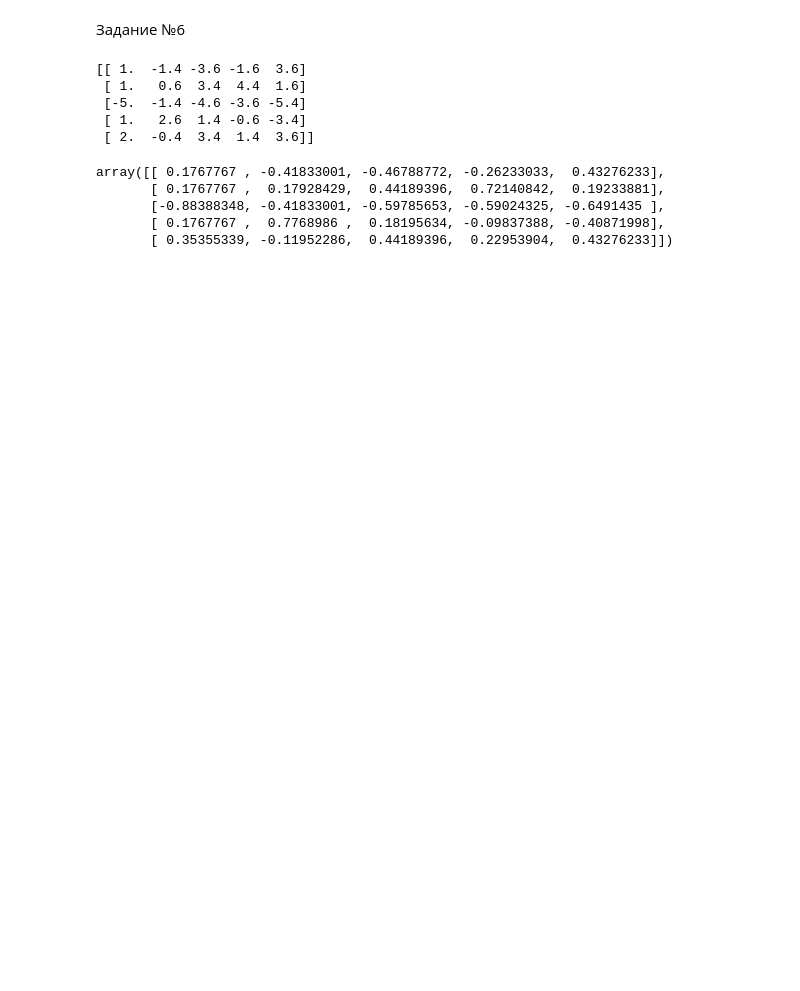
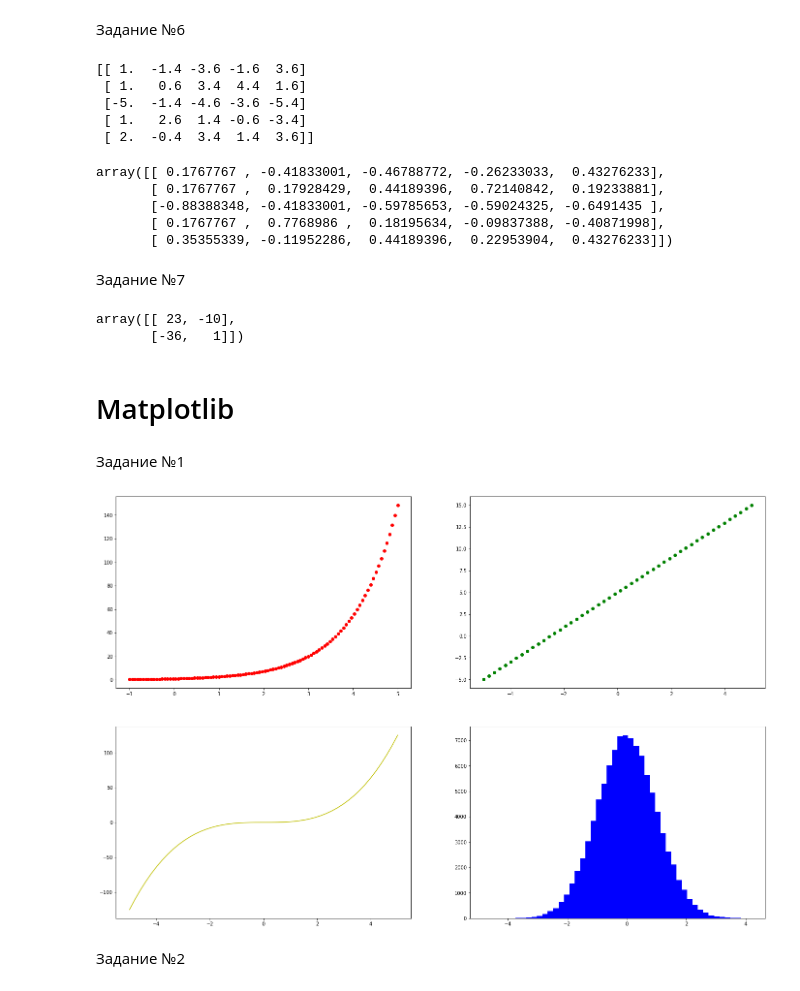
Before and after one commit to asenka239/compMath, a Jupyter notebook: Home_task_№1.ipynb, the cells around one changed output. Drawn from its saved outputs; the diff is of its cells as text; code cells hidden in the pictures; blank space fills up the shorter version.

```diff
--- a/Home_task_№1.ipynb
+++ b/Home_task_№1.ipynb
@@ -140,3 +140,17 @@ array([[ 0.1767767 , -0.41833001, -0.46788772, -0.26233033,  0.43276233],
        [-0.88388348, -0.41833001, -0.59785653, -0.59024325, -0.6491435 ],
        [ 0.1767767 ,  0.7768986 ,  0.18195634, -0.09837388, -0.40871998],
        [ 0.35355339, -0.11952286,  0.44189396,  0.22953904,  0.43276233]])
+# %% [markdown]
+Задание №7
+# %%
+a = np.array([[1, -1, 3],
+              [-3, 2, -2]])
+b = np.array([[6, -5, 4],
+              [7, 8, -3]])
+
+a @ b.T
+# %% [output]
+array([[ 23, -10],
+       [-36,   1]])
+# %% [markdown]
+# Matplotlib
@@ -142,0 +160,23 @@ array([[ 0.1767767 , -0.41833001, -0.46788772, -0.26233033,  0.43276233],
+# %% [markdown]
+Задание №1
+# %%
+x1 = np.linspace(-1, 5, 100)
+y1 = np.exp(x1)
+
+x2 = np.linspace(-5, 5, 50)
+y2 = 2 * x2 + 5
+
+y3 = x2**3
+
+x4 = np.random.normal(size=(100000))
+
+fig, axs = plt.subplots(2, 2, figsize=(24, 16))
+axs[0][0].scatter(x1, y1, color = 'r')
+axs[0][1].scatter(x2, y2, color = 'g')
+axs[1][0].plot(x2, y3, color = 'y')
+axs[1][1].hist(x4, 50, color = 'b')
+plt.show()
+# %% [output]
+[figure, added]
+# %% [markdown]
+Задание №2
```
Also changed, not shown: parts of 15 cells of this notebook.
